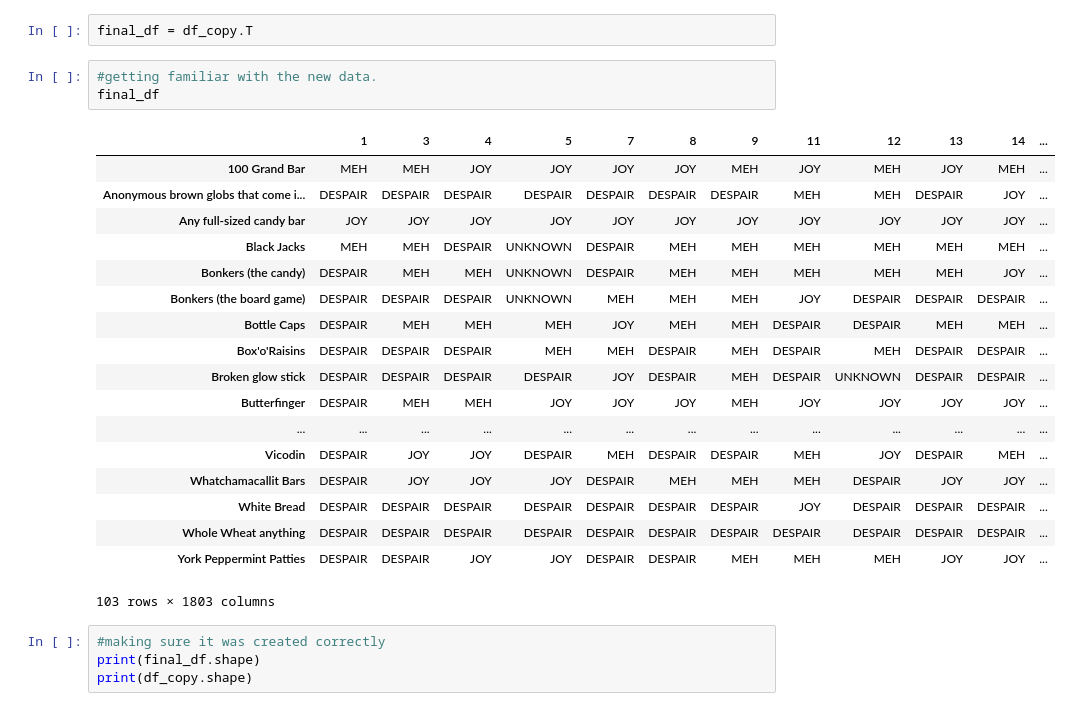
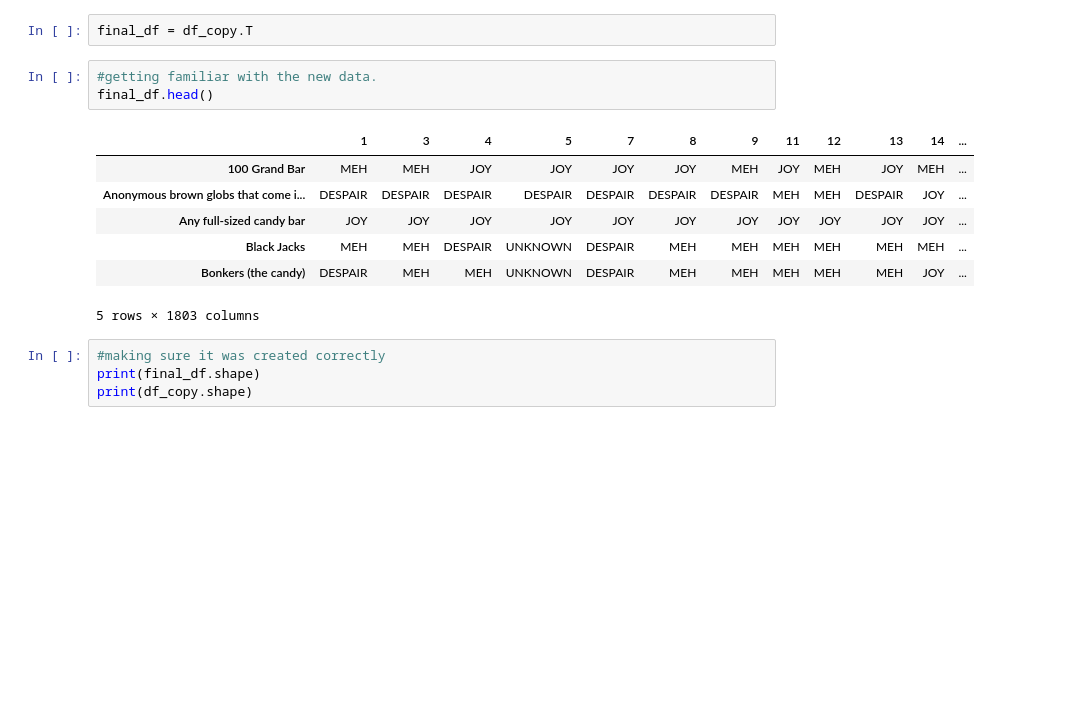
Before and after one commit to yousefkhaled40/IEEE_tasks, a Jupyter notebook: Candy task/Candy task.ipynb, the cells around one changed output. Drawn from its saved outputs; the diff is of its cells as text; blank space fills up the shorter version.

Commit message:
Added some .head() methods to reduce no. of lines displayed

```diff
--- a/Candy task/Candy task.ipynb
+++ b/Candy task/Candy task.ipynb
@@ -431,26 +407,15 @@ Name: York Peppermint Patties, dtype: int64
 final_df = df_copy.T
 # %%
 #getting familiar with the new data.
-final_df
+final_df.head()
 # %% [output]
 |  | 1 | 3 | 4 | 5 | 7 | 8 | 9 | 11 | 12 | 13 | 14 | ... |
 | 100 Grand Bar | MEH | MEH | JOY | JOY | JOY | JOY | MEH | JOY | MEH | JOY | MEH | ... |
 | Anonymous brown globs that come i... | DESPAIR | DESPAIR | DESPAIR | DESPAIR | DESPAIR | DESPAIR | DESPAIR | MEH | MEH | DESPAIR | JOY | ... |
 | Any full-sized candy bar | JOY | JOY | JOY | JOY | JOY | JOY | JOY | JOY | JOY | JOY | JOY | ... |
 | Black Jacks | MEH | MEH | DESPAIR | UNKNOWN | DESPAIR | MEH | MEH | MEH | MEH | MEH | MEH | ... |
 | Bonkers (the candy) | DESPAIR | MEH | MEH | UNKNOWN | DESPAIR | MEH | MEH | MEH | MEH | MEH | JOY | ... |
-| Bonkers (the board game) | DESPAIR | DESPAIR | DESPAIR | UNKNOWN | MEH | MEH | MEH | JOY | DESPAIR | DESPAIR | DESPAIR | ... |
-| Bottle Caps | DESPAIR | MEH | MEH | MEH | JOY | MEH | MEH | DESPAIR | DESPAIR | MEH | MEH | ... |
-| Box'o'Raisins | DESPAIR | DESPAIR | DESPAIR | MEH | MEH | DESPAIR | MEH | DESPAIR | MEH | DESPAIR | DESPAIR | ... |
-| Broken glow stick | DESPAIR | DESPAIR | DESPAIR | DESPAIR | JOY | DESPAIR | MEH | DESPAIR | UNKNOWN | DESPAIR | DESPAIR | ... |
-| Butterfinger | DESPAIR | MEH | MEH | JOY | JOY | JOY | MEH | JOY | JOY | JOY | JOY | ... |
-| ... | ... | ... | ... | ... | ... | ... | ... | ... | ... | ... | ... | ... |
-| Vicodin | DESPAIR | JOY | JOY | DESPAIR | MEH | DESPAIR | DESPAIR | MEH | JOY | DESPAIR | MEH | ... |
-| Whatchamacallit Bars | DESPAIR | JOY | JOY | JOY | DESPAIR | MEH | MEH | MEH | DESPAIR | JOY | JOY | ... |
-| White Bread | DESPAIR | DESPAIR | DESPAIR | DESPAIR | DESPAIR | DESPAIR | DESPAIR | JOY | DESPAIR | DESPAIR | DESPAIR | ... |
-| Whole Wheat anything | DESPAIR | DESPAIR | DESPAIR | DESPAIR | DESPAIR | DESPAIR | DESPAIR | DESPAIR | DESPAIR | DESPAIR | DESPAIR | ... |
-| York Peppermint Patties | DESPAIR | DESPAIR | JOY | JOY | DESPAIR | DESPAIR | MEH | MEH | MEH | JOY | JOY | ... |
-103 rows × 1803 columns
+5 rows × 1803 columns
 # %%
 #making sure it was created correctly
 print(final_df.shape)
```
Also changed, not shown: parts of 9 cells of this notebook.
